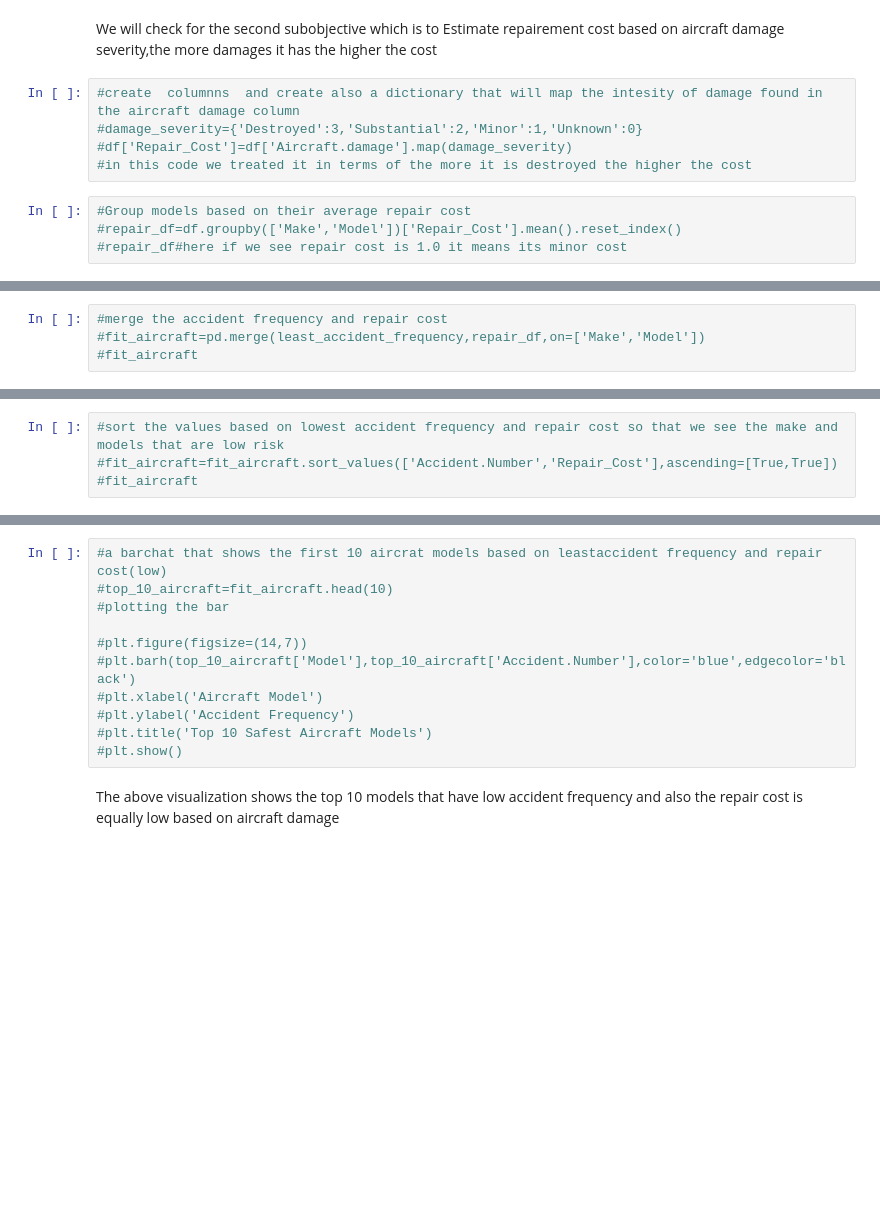
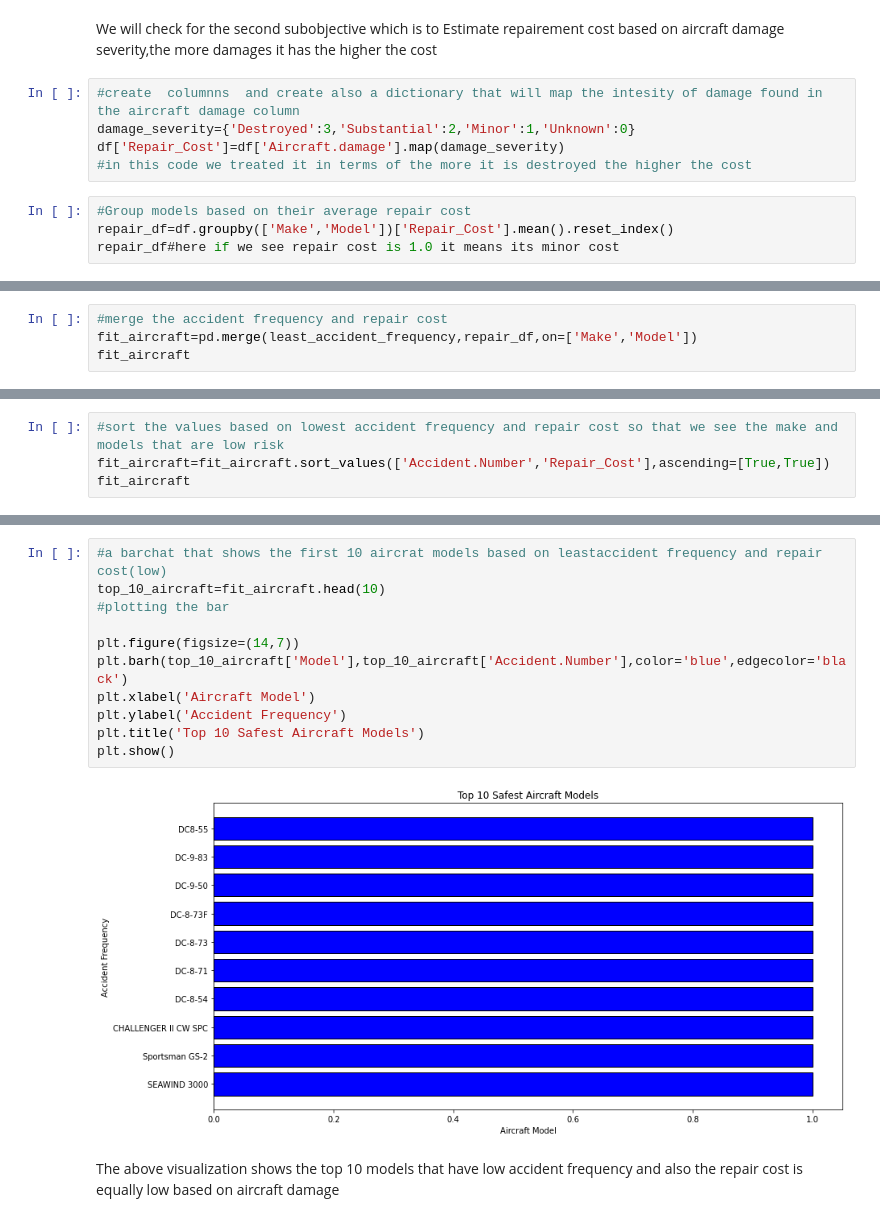
Before and after one commit to justicee-dev/maureen_phase1-project, a Jupyter notebook: maureen's_project.ipynb, the cells around one changed output, grey strips where cells are left out. Drawn from its saved outputs; the diff is of its cells as text; blank space fills up the shorter version.

```diff
--- a/maureen's_project.ipynb
+++ b/maureen's_project.ipynb
@@ -405,10 +424,10 @@ Our goal is to see which models and make have the least number of accidents we c
 We will check for the second subobjective which is to Estimate repairement cost based on aircraft damage severity,the more damages it has the higher the cost
 # %%
 #create  columnns  and create also a dictionary that will map the intesity of damage found in the aircraft damage column
-#damage_severity={'Destroyed':3,'Substantial':2,'Minor':1,'Unknown':0}
-#df['Repair_Cost']=df['Aircraft.damage'].map(damage_severity)
+damage_severity={'Destroyed':3,'Substantial':2,'Minor':1,'Unknown':0}
+df['Repair_Cost']=df['Aircraft.damage'].map(damage_severity)
 #in this code we treated it in terms of the more it is destroyed the higher the cost
 # %%
 #Group models based on their average repair cost
-#repair_df=df.groupby(['Make','Model'])['Repair_Cost'].mean().reset_index()
-#repair_df#here if we see repair cost is 1.0 it means its minor cost
+repair_df=df.groupby(['Make','Model'])['Repair_Cost'].mean().reset_index()
+repair_df#here if we see repair cost is 1.0 it means its minor cost
@@ -415,4 +448,4 @@ We will check for the second subobjective which is to Estimate repairement cost
 # %%
 #merge the accident frequency and repair cost
-#fit_aircraft=pd.merge(least_accident_frequency,repair_df,on=['Make','Model'])
-#fit_aircraft
+fit_aircraft=pd.merge(least_accident_frequency,repair_df,on=['Make','Model'])
+fit_aircraft
@@ -419,4 +466,4 @@ We will check for the second subobjective which is to Estimate repairement cost
 # %%
 #sort the values based on lowest accident frequency and repair cost so that we see the make and models that are low risk
-#fit_aircraft=fit_aircraft.sort_values(['Accident.Number','Repair_Cost'],ascending=[True,True])
-#fit_aircraft
+fit_aircraft=fit_aircraft.sort_values(['Accident.Number','Repair_Cost'],ascending=[True,True])
+fit_aircraft
@@ -423,14 +484,16 @@ We will check for the second subobjective which is to Estimate repairement cost
 # %%
 #a barchat that shows the first 10 aircrat models based on leastaccident frequency and repair cost(low)
-#top_10_aircraft=fit_aircraft.head(10)
+top_10_aircraft=fit_aircraft.head(10)
 #plotting the bar
 
-#plt.figure(figsize=(14,7))
-#plt.barh(top_10_aircraft['Model'],top_10_aircraft['Accident.Number'],color='blue',edgecolor='black')
-#plt.xlabel('Aircraft Model')
-#plt.ylabel('Accident Frequency')
-#plt.title('Top 10 Safest Aircraft Models')
-#plt.show()
+plt.figure(figsize=(14,7))
+plt.barh(top_10_aircraft['Model'],top_10_aircraft['Accident.Number'],color='blue',edgecolor='black')
+plt.xlabel('Aircraft Model')
+plt.ylabel('Accident Frequency')
+plt.title('Top 10 Safest Aircraft Models')
+plt.show()
+# %% [output]
+[figure, added]
 # %% [markdown]
 The above visualization shows the top 10 models that have low accident frequency and also the repair cost is equally low based on aircraft damage
 # %% [markdown]
```
Also changed, not shown: parts of 40 cells of this notebook, 1 other file.
